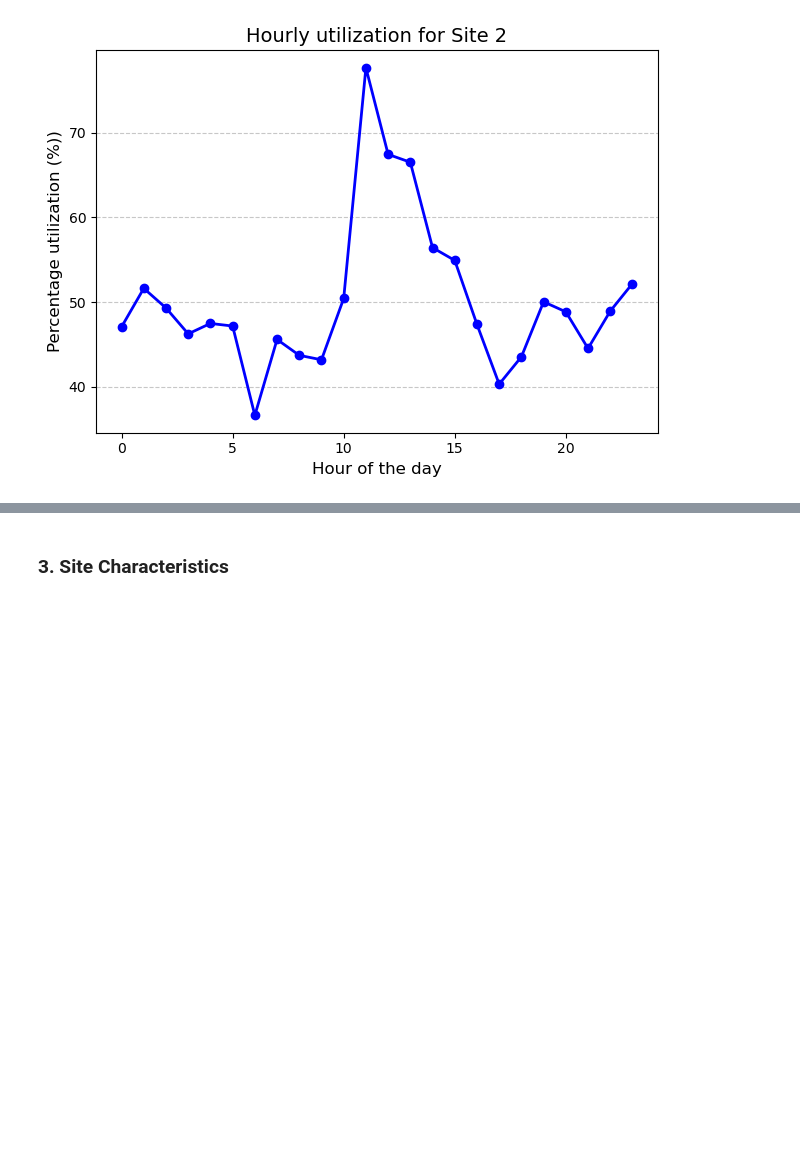
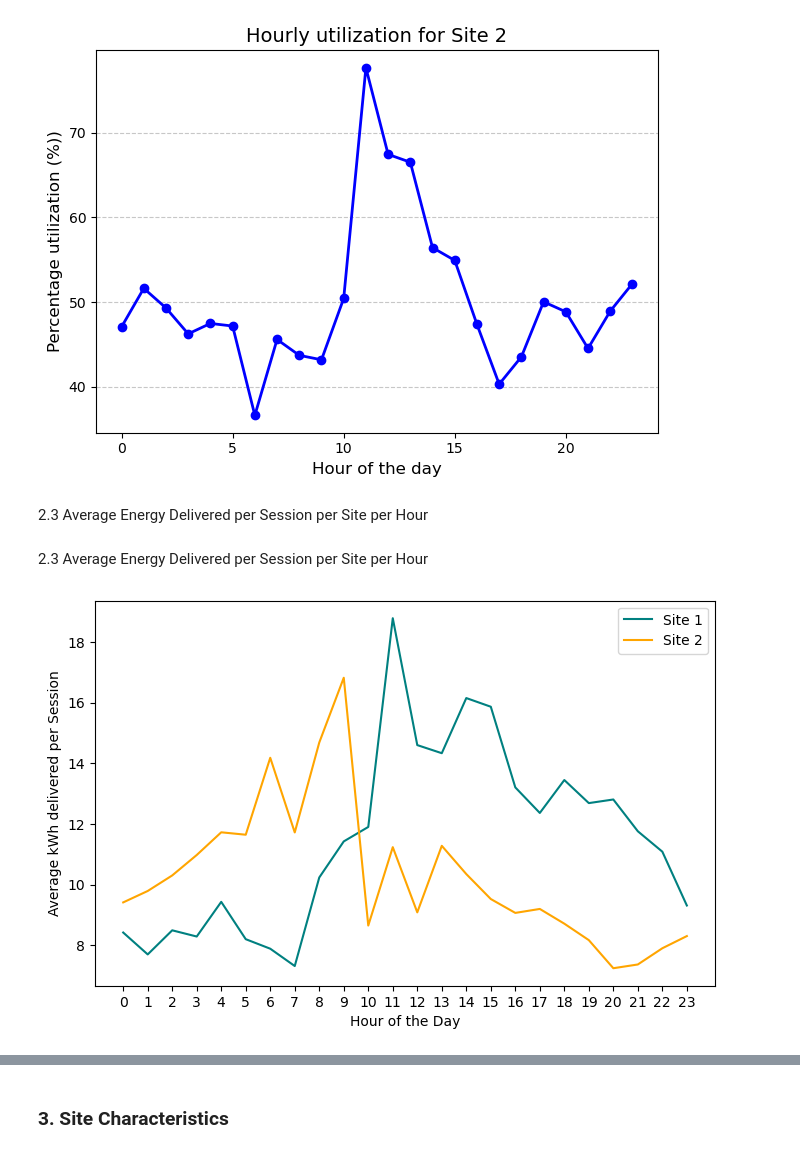
Before and after one commit to angfe/TheOptimizers, a Jupyter notebook: 02_Descriptive_Analytics.ipynb, the cells around one changed output, grey strips where cells are left out. Cells and saved outputs as stored; diff of their text form; code cells hidden in the pictures; blank space fills up the shorter version.

```diff
--- a/02_Descriptive_Analytics.ipynb
+++ b/02_Descriptive_Analytics.ipynb
@@ -11,7 +11,7 @@ import matplotlib.pyplot as plt
 # %% [markdown]
 ### Import Data
 # %%
-charging_sessions_data = pd.read_csv("charging_sessions.csv")
+charging_sessions_data = pd.read_csv("cleaned_data.csv")
 weather_data = pd.read_csv("weather_burbank_airport.csv")
 # %% [markdown]
 ### Operational Performance and Statistics on Charging Hubs
@@ -304,3 +304,48 @@ for site in site_ids:
 # %% [output]
 [figure]
 [figure]
+# %% [markdown]
+2.3 Average Energy Delivered per Session per Site per Hour
+# %%
+# split dataframe into 2 sites
+site1_sessions = charging_sessions_data[charging_sessions_data["siteID"] == 1]
+site2_sessions = charging_sessions_data[charging_sessions_data["siteID"] == 2]
+
+# function that filters data by hour
+def filterSessionsByHour(hour, df):
+    hour = df[df['connectionTime'].dt.hour == hour]
+    return hour
+
+def avgEnergyToList(df):
+    energyList = []
+    for i in range(24):
+        hour = filterSessionsByHour(i, df)
+        totalEnergy = hour.kWhDelivered.sum()
+        # calculute average energy by summing up energy delivered in the hour and dividing by number of sessions
+        avgEnergy = totalEnergy / len(hour)
+        energyList.append(avgEnergy)
+    return energyList
+
+energyList_site1 = avgEnergyToList(site1_sessions)
+energyList_site2 = avgEnergyToList(site2_sessions)
+# %% [markdown]
+2.3 Average Energy Delivered per Session per Site per Hour
+# %%
+# visualize average energy
+import matplotlib.pyplot as plt
+import numpy as np
+
+hours = range(24)
+y_1 = np.array(energyList_site1)
+y_2 = np.array(energyList_site2)
+
+plt.figure(figsize=(8, 5))
+plt.plot(hours, y_1, color = "teal", label='Site 1')
+plt.plot(hours, y_2, color = "orange", label='Site 2')
+plt.xticks(range(24))
+plt.xlabel("Hour of the Day")
+plt.ylabel("Average kWh delivered per Session")
+plt.legend()
+plt.show()
+# %% [output]
+[figure, added]
```
Also changed, not shown: parts of 1 cell of this notebook, 1 other file.
